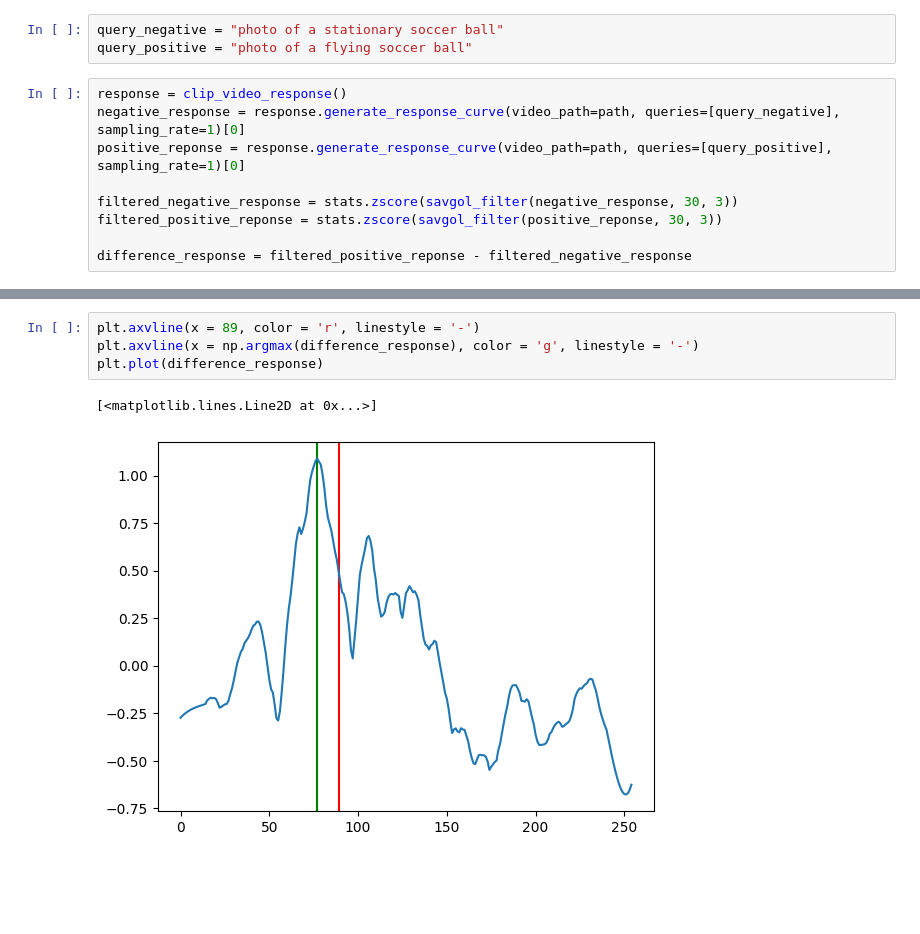
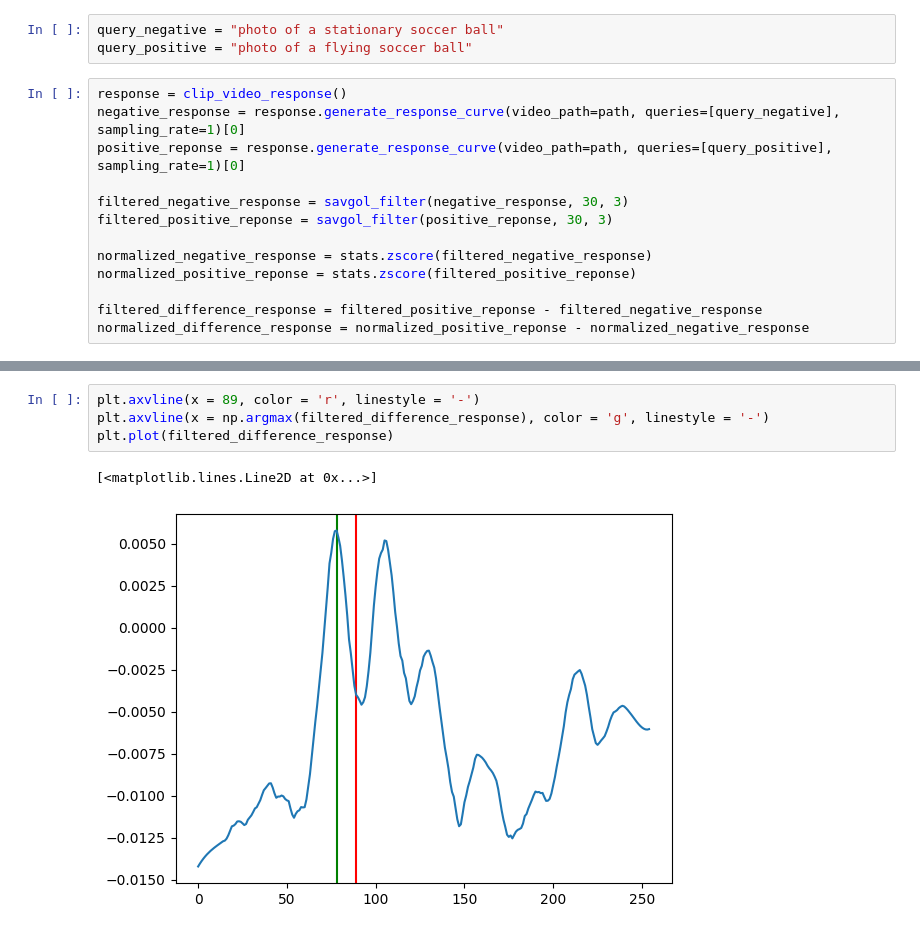
Before and after one commit to The-Jacob-Lopez/UnsupervisedSurgery, a Jupyter notebook: UnsupervisedSurgery/experiments/clip_video_response.ipynb, the cells around one changed output, grey strips where cells are left out. Drawn from its saved outputs; the diff is of its cells as text; blank space fills up the shorter version.

```diff
--- a/UnsupervisedSurgery/experiments/clip_video_response.ipynb
+++ b/UnsupervisedSurgery/experiments/clip_video_response.ipynb
@@ -23,7 +24,11 @@ response = clip_video_response()
 negative_response = response.generate_response_curve(video_path=path, queries=[query_negative], sampling_rate=1)[0]
 positive_reponse = response.generate_response_curve(video_path=path, queries=[query_positive], sampling_rate=1)[0]
 
-filtered_negative_response = stats.zscore(savgol_filter(negative_response, 30, 3))
-filtered_positive_reponse = stats.zscore(savgol_filter(positive_reponse, 30, 3))
+filtered_negative_response = savgol_filter(negative_response, 30, 3)
+filtered_positive_reponse = savgol_filter(positive_reponse, 30, 3)
 
-difference_response = filtered_positive_reponse - filtered_negative_response
+normalized_negative_response = stats.zscore(filtered_negative_response)
+normalized_positive_reponse = stats.zscore(filtered_positive_reponse)
+
+filtered_difference_response = filtered_positive_reponse - filtered_negative_response
+normalized_difference_response = normalized_positive_reponse - normalized_negative_response
@@ -38,7 +59,7 @@ plt.legend()
 # %%
 plt.axvline(x = 89, color = 'r', linestyle = '-')
-plt.axvline(x = np.argmax(difference_response), color = 'g', linestyle = '-')
-plt.plot(difference_response)
+plt.axvline(x = np.argmax(filtered_difference_response), color = 'g', linestyle = '-')
+plt.plot(filtered_difference_response)
 # %% [output]
 [<matplotlib.lines.Line2D at 0x...>]
-[figure, old version]
+[figure, new version]
```
Also changed, not shown: parts of 8 cells of this notebook, 6 other files.
